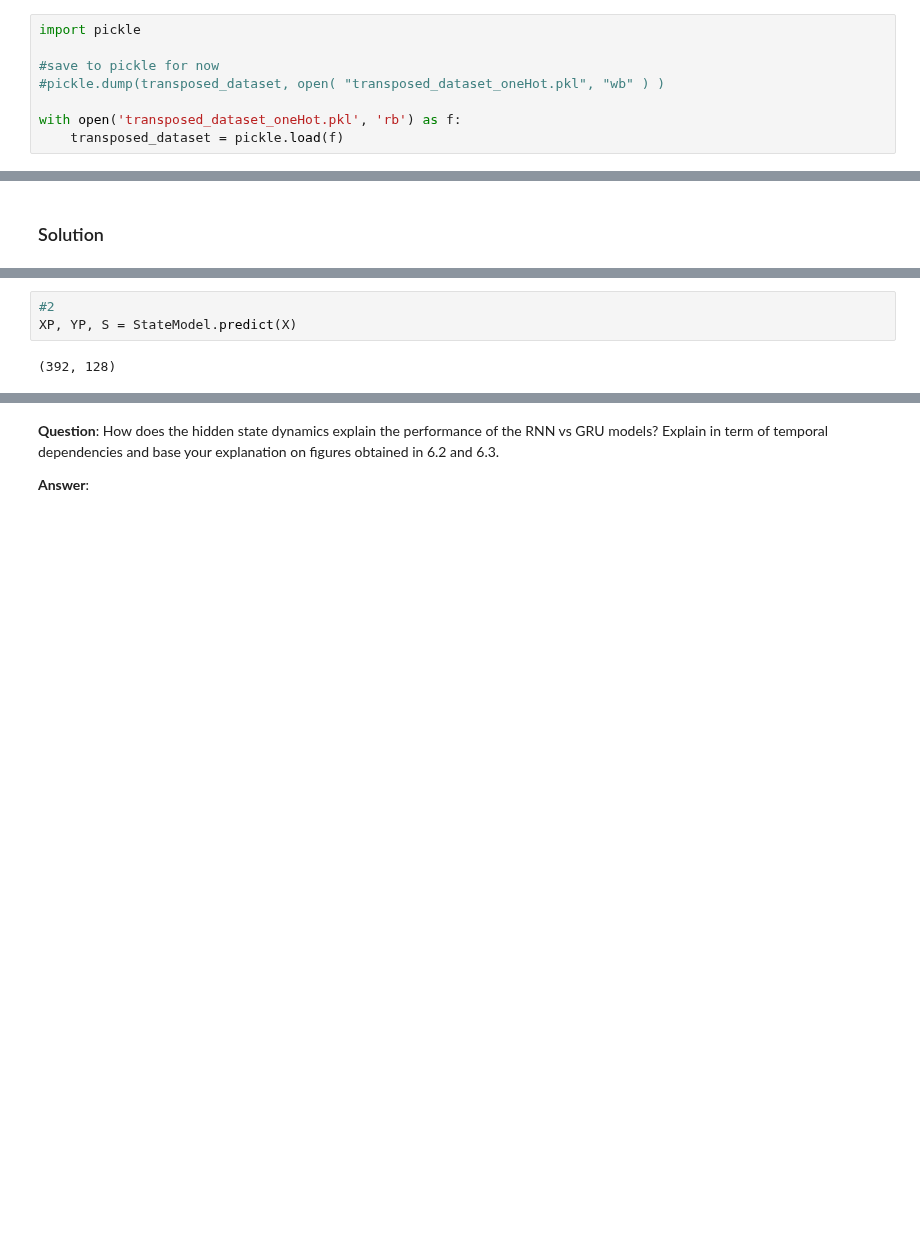
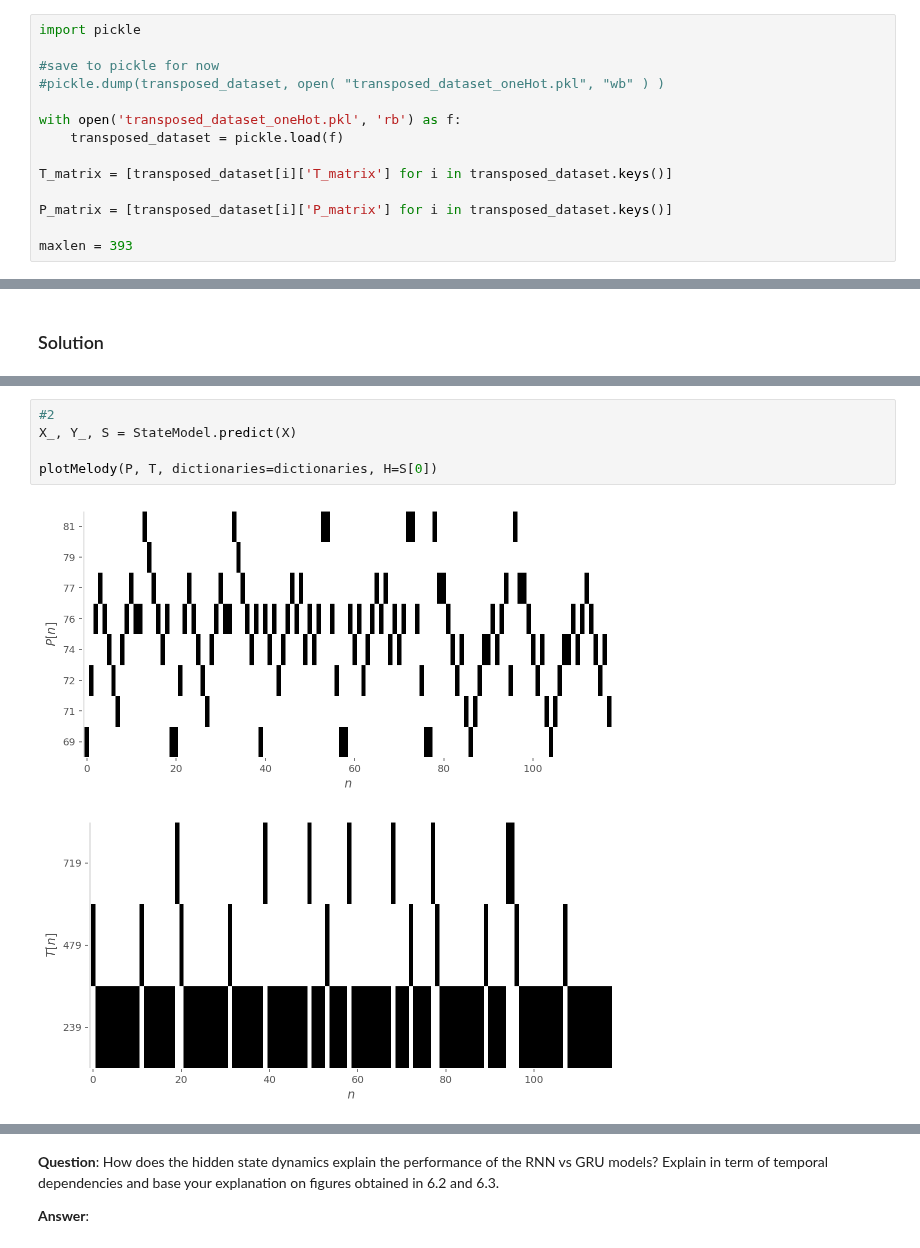
Before and after one commit to lguillain/Artificial-Neural-Networks, a Jupyter notebook: miniproject2/miniproject2_Leonore.ipynb, the cells around one changed output, grey strips where cells are left out. Drawn from its saved outputs; the diff is of its cells as text; blank space fills up the shorter version.

```diff
--- a/miniproject2/miniproject2_Leonore.ipynb
+++ b/miniproject2/miniproject2_Leonore.ipynb
@@ -652,6 +588,12 @@ import pickle
 
 with open('transposed_dataset_oneHot.pkl', 'rb') as f:
     transposed_dataset = pickle.load(f)
+
+T_matrix = [transposed_dataset[i]['T_matrix'] for i in transposed_dataset.keys()]
+
+P_matrix = [transposed_dataset[i]['P_matrix'] for i in transposed_dataset.keys()]
+
+maxlen = 393
 # %% [markdown]
 ## Exercise 5: Building and training a generative model of  note transition with the Keras functional API
 ### Description
@@ -871,6 +810,9 @@ Prediction
 ... (7 outputs left out)
 # %%
 #2
-XP, YP, S = StateModel.predict(X)
+X_, Y_, S = StateModel.predict(X)
+
+plotMelody(P, T, dictionaries=dictionaries, H=S[0])
 # %% [output]
-(392, 128)
+[figure, added]
+[figure, added]
```
Also changed, not shown: parts of 28 cells of this notebook.
